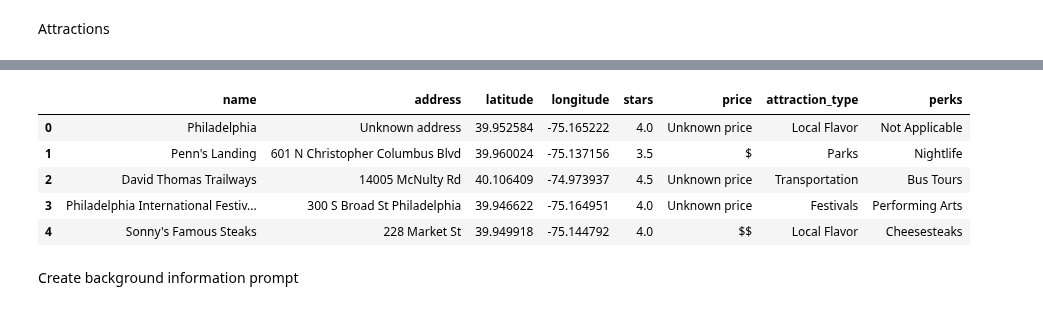
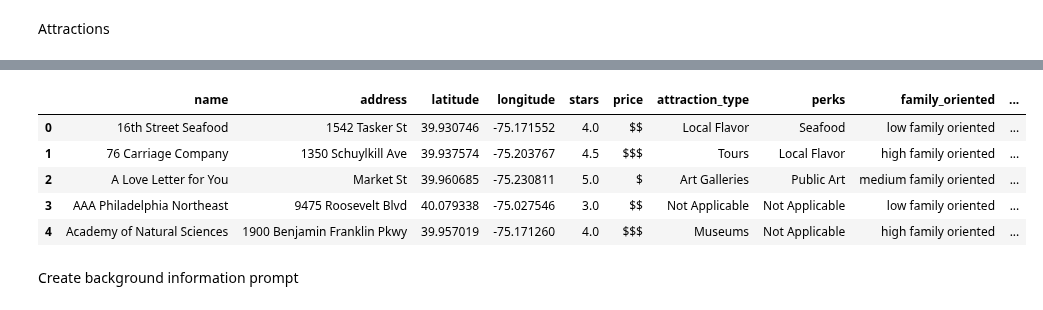
Before and after one commit to EthanWTL/Travel-Planning-AI, a Jupyter notebook: YelpDataSetCreation.ipynb, the cells around one changed output, grey strips where cells are left out. Drawn from its saved outputs; the diff is of its cells as text; code cells hidden in the pictures.

```diff
--- a/YelpDataSetCreation.ipynb
+++ b/YelpDataSetCreation.ipynb
@@ -803,13 +803,13 @@ df.head()
 # %%
-df = df.loc[:, ['name', 'address', 'latitude','longitude','stars', 'price','attraction_type','perks']]
+df = df.loc[:, ['name', 'address', 'latitude','longitude','stars', 'price','attraction_type','perks','family_oriented','history_oriented','activity_oriented','nature_oriented','food_oriented','shopping_oriented']]
 df.head()
 # %% [output]
-|  | name | address | latitude | longitude | stars | price | attraction_type | perks |
-| 0 | Philadelphia | Unknown address | 39.952584 | -75.165222 | 4.0 | Unknown price | Local Flavor | Not Applicable |
-| 1 | Penn's Landing | 601 N Christopher Columbus Blvd | 39.960024 | -75.137156 | 3.5 | $ | Parks | Nightlife |
-| 2 | David Thomas Trailways | 14005 McNulty Rd | 40.106409 | -74.973937 | 4.5 | Unknown price | Transportation | Bus Tours |
-| 3 | Philadelphia International Festiv... | 300 S Broad St Philadelphia | 39.946622 | -75.164951 | 4.0 | Unknown price | Festivals | Performing Arts |
-| 4 | Sonny's Famous Steaks | 228 Market St | 39.949918 | -75.144792 | 4.0 | $$ | Local Flavor | Cheesesteaks |
+|  | name | address | latitude | longitude | stars | price | attraction_type | perks | family_oriented | ... |
+| 0 | 16th Street Seafood | 1542 Tasker St | 39.930746 | -75.171552 | 4.0 | $$ | Local Flavor | Seafood | low family oriented | ... |
+| 1 | 76 Carriage Company | 1350 Schuylkill Ave | 39.937574 | -75.203767 | 4.5 | $$$ | Tours | Local Flavor | high family oriented | ... |
+| 2 | A Love Letter for You | Market St | 39.960685 | -75.230811 | 5.0 | $ | Art Galleries | Public Art | medium family oriented | ... |
+| 3 | AAA Philadelphia Northeast | 9475 Roosevelt Blvd | 40.079338 | -75.027546 | 3.0 | $$ | Not Applicable | Not Applicable | low family oriented | ... |
+| 4 | Academy of Natural Sciences | 1900 Benjamin Franklin Pkwy | 39.957019 | -75.171260 | 4.0 | $$$ | Museums | Not Applicable | high family oriented | ... |
 # %%
 df.to_csv('Datasets/Attractions_task1.csv', index=False)
 # %% [markdown]
```
Also changed, not shown: parts of 5 cells of this notebook, 16 other files.
